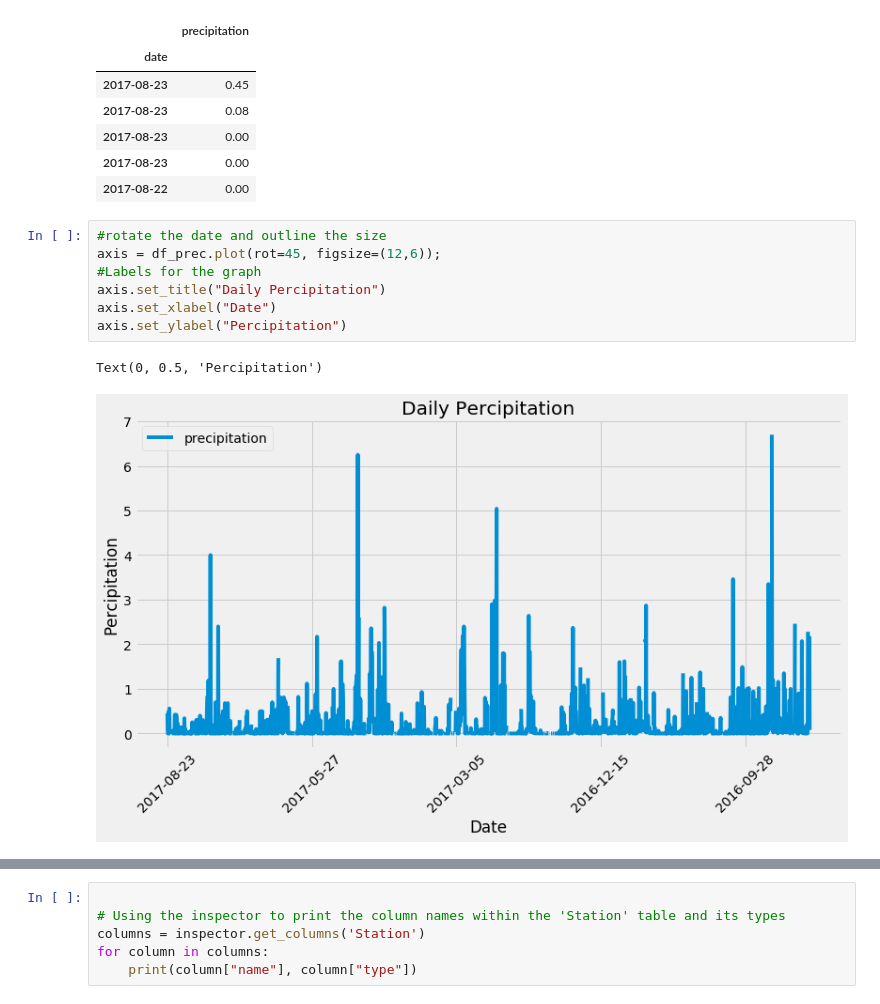
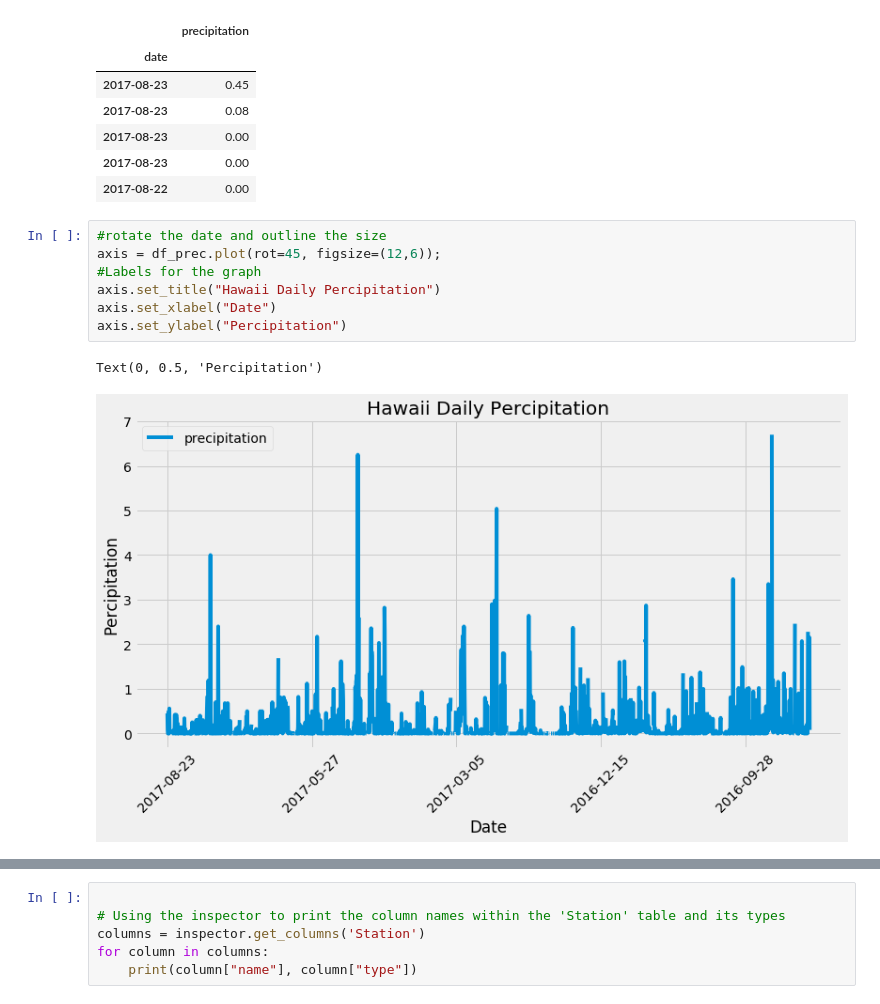
Before and after one commit to slcassidy/sqlalchemy-challenge, a Jupyter notebook: climate_slc.ipynb, the cells around one changed output, grey strips where cells are left out. Drawn from its saved outputs; the diff is of its cells as text.

```diff
--- a/climate_slc.ipynb
+++ b/climate_slc.ipynb
@@ -111,10 +112,10 @@ df_prec.head()
 # %%
 #rotate the date and outline the size
 axis = df_prec.plot(rot=45, figsize=(12,6));
 #Labels for the graph
-axis.set_title("Daily Percipitation")
+axis.set_title("Hawaii Daily Percipitation")
 axis.set_xlabel("Date")
 axis.set_ylabel("Percipitation")
 # %% [output]
 Text(0, 0.5, 'Percipitation')
-[figure, old version]
+[figure, new version]
```
Also changed, not shown: parts of 10 cells of this notebook.
